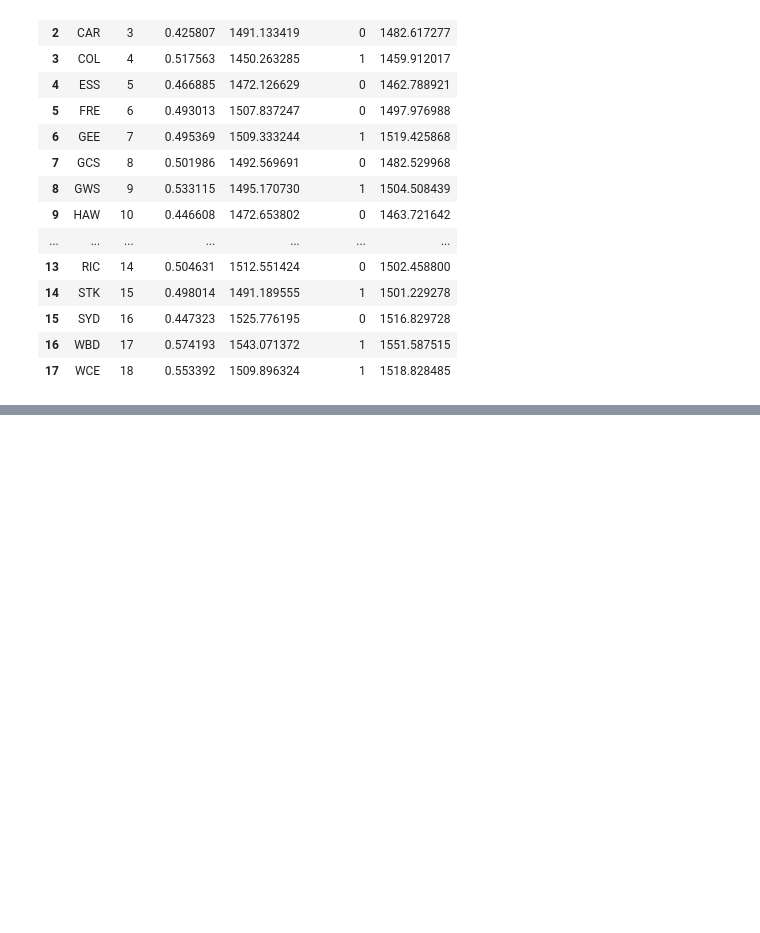
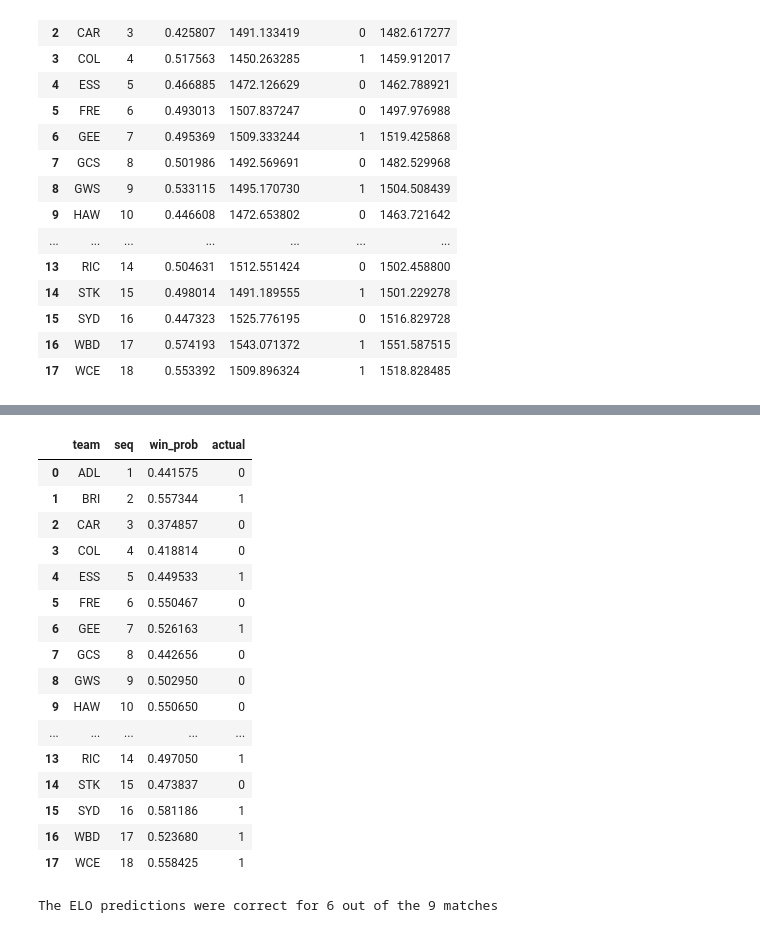
Before and after one commit to stevegabriel1/afl_elo_ratings, a Jupyter notebook: basic_version_20210516.ipynb, the cells around one changed output, grey strips where cells are left out. Saved outputs shown, nothing was run; the diff lists cells and outputs as text; code cells hidden in the pictures; blank space fills up the shorter version.

```diff
--- a/basic_version_20210516.ipynb
+++ b/basic_version_20210516.ipynb
@@ -1233,0 +1229,5 @@ contests.columns
+# %%
+contests = rframe
+# Create opposition team rating column for R9:
+contests['opp_team'] = ['WCE','GCS','MEL','SYD','FRE','ESS','STK','BRI','RIC','NME','CAR','HAW','WBD','GWS','GEE','COL','PAD','ADL']
+contests.columns
@@ -1233,0 +1238,13 @@ contests.columns
+# %%
+# create concise lookup table which is a subset of contests:
+lookup_vals = contests[['team','rating_n1']]
+lookup_vals.columns = ['opp_team','rating_n1_opp']
+# %%
+joined = pd.merge(contests,
+                      lookup_vals,
+                      on ='opp_team',
+                      how ='left')
+# %%
+## Now the formula for win probability can be applied row by row:
+joined['win_prob'] = 1/(1 + (10**((joined['rating_n1_opp'] - joined['rating_n1'])/400)))
+joined.head()
@@ -1233,0 +1258,23 @@ contests.columns
+# %%
+quick_results_check = joined[['team','seq','win_prob']]
+quick_results_check['actual'] = [0,1,0,0,1,0,1,0,0,0,1,0,1,1,0,1,1,1]
+quick_results_check.columns = ['team','seq','win_prob','actual']
+quick_results_check
+# %% [output]
+|  | team | seq | win_prob | actual |
+| 0 | ADL | 1 | 0.441575 | 0 |
+| 1 | BRI | 2 | 0.557344 | 1 |
+| 2 | CAR | 3 | 0.374857 | 0 |
+| 3 | COL | 4 | 0.418814 | 0 |
+| 4 | ESS | 5 | 0.449533 | 1 |
+| 5 | FRE | 6 | 0.550467 | 0 |
+| 6 | GEE | 7 | 0.526163 | 1 |
+| 7 | GCS | 8 | 0.442656 | 0 |
+| 8 | GWS | 9 | 0.502950 | 0 |
+| 9 | HAW | 10 | 0.550650 | 0 |
+| ... | ... | ... | ... | ... |
+| 13 | RIC | 14 | 0.497050 | 1 |
+| 14 | STK | 15 | 0.473837 | 0 |
+| 15 | SYD | 16 | 0.581186 | 1 |
+| 16 | WBD | 17 | 0.523680 | 1 |
+| 17 | WCE | 18 | 0.558425 | 1 |
@@ -1233,0 +1289,4 @@ contests.columns
+# %%
+print('The ELO predictions were correct for %d out of the %d matches' % (yep, played) )
+# %% [output]
+The ELO predictions were correct for 6 out of the 9 matches
```
Also changed, not shown: parts of 5 cells of this notebook.
